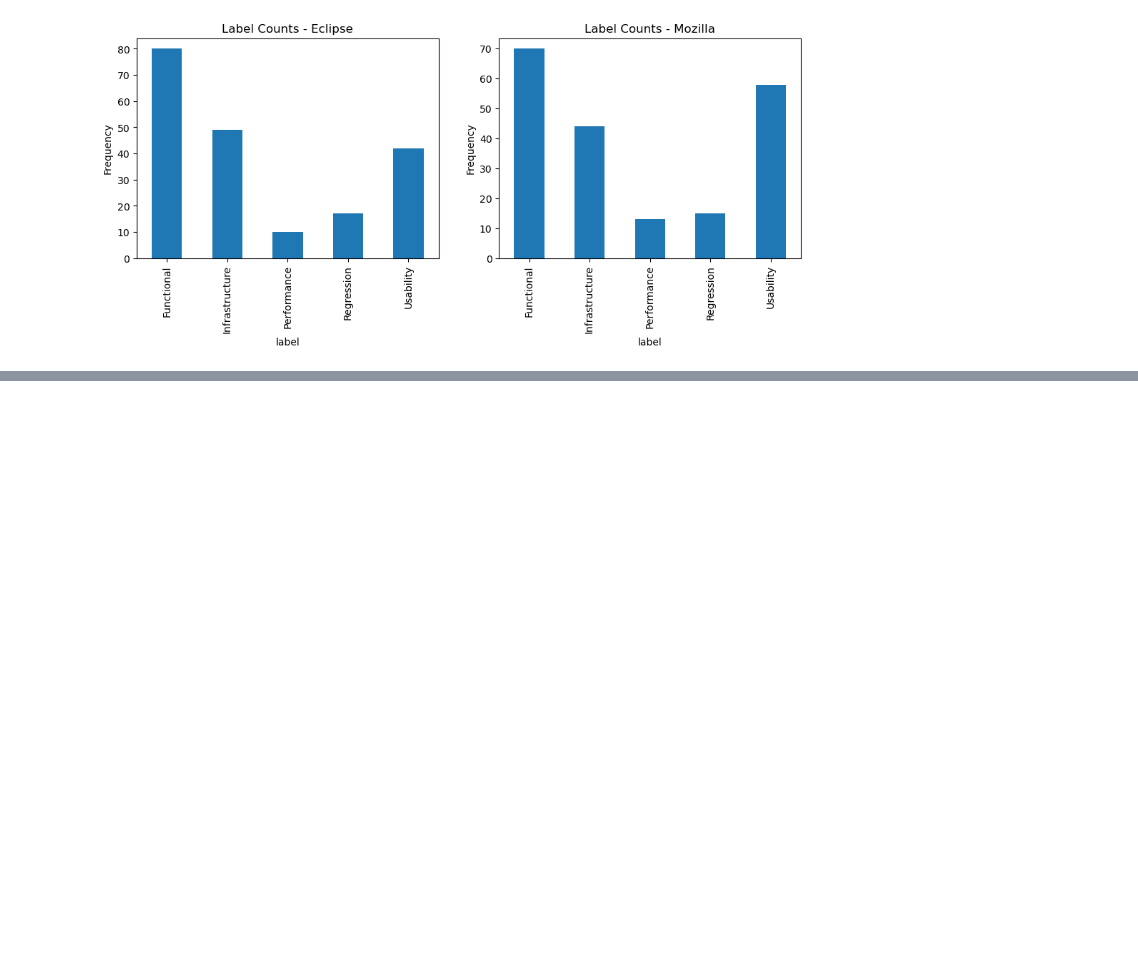
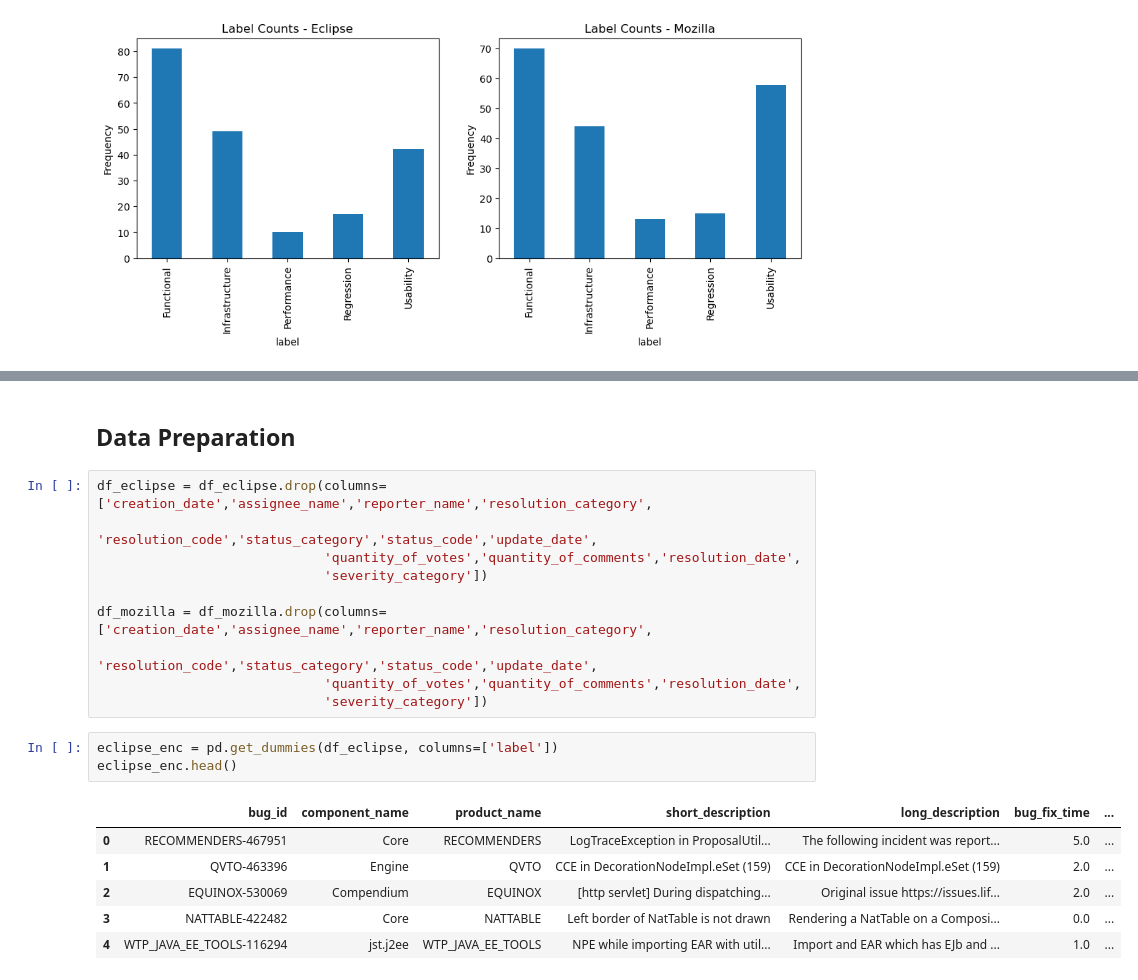
Before and after one commit to honse4/Bug-Classifier, a Jupyter notebook: bugclassifier.ipynb, the cells around one changed output, grey strips where cells are left out. Drawn from its saved outputs; the diff is of its cells as text; blank space fills up the shorter version.

```diff
--- a/bugclassifier.ipynb
+++ b/bugclassifier.ipynb
@@ -161 +170,23 @@ fn.label_sev_plot(df_mozilla, "Mozilla")
 [figure]
+# %% [markdown]
+<h2><b>Data Preparation</b></h2>
+# %%
+df_eclipse = df_eclipse.drop(columns=['creation_date','assignee_name','reporter_name','resolution_category',
+                              'resolution_code','status_category','status_code','update_date',
+                             'quantity_of_votes','quantity_of_comments','resolution_date',
+                             'severity_category'])
+
+df_mozilla = df_mozilla.drop(columns=['creation_date','assignee_name','reporter_name','resolution_category',
+                              'resolution_code','status_category','status_code','update_date',
+                             'quantity_of_votes','quantity_of_comments','resolution_date',
+                             'severity_category'])
+# %%
+eclipse_enc = pd.get_dummies(df_eclipse, columns=['label'])
+eclipse_enc.head()
+# %% [output]
+|  | bug_id | component_name | product_name | short_description | long_description | bug_fix_time | ... |
+| 0 | RECOMMENDERS-467951 | Core | RECOMMENDERS | LogTraceException in ProposalUtil... | The following incident was report... | 5.0 | ... |
+| 1 | QVTO-463396 | Engine | QVTO | CCE in DecorationNodeImpl.eSet (159) | CCE in DecorationNodeImpl.eSet (159) | 2.0 | ... |
+| 2 | EQUINOX-530069 | Compendium | EQUINOX | [http servlet] During dispatching... | Original issue https://issues.lif... | 2.0 | ... |
+| 3 | NATTABLE-422482 | Core | NATTABLE | Left border of NatTable is not drawn | Rendering a NatTable on a Composi... | 0.0 | ... |
+| 4 | WTP_JAVA_EE_TOOLS-116294 | jst.j2ee | WTP_JAVA_EE_TOOLS | NPE while importing EAR with util... | Import and EAR which has EJb and ... | 1.0 | ... |
```
Also changed, not shown: parts of 24 cells of this notebook, 2 other files.
